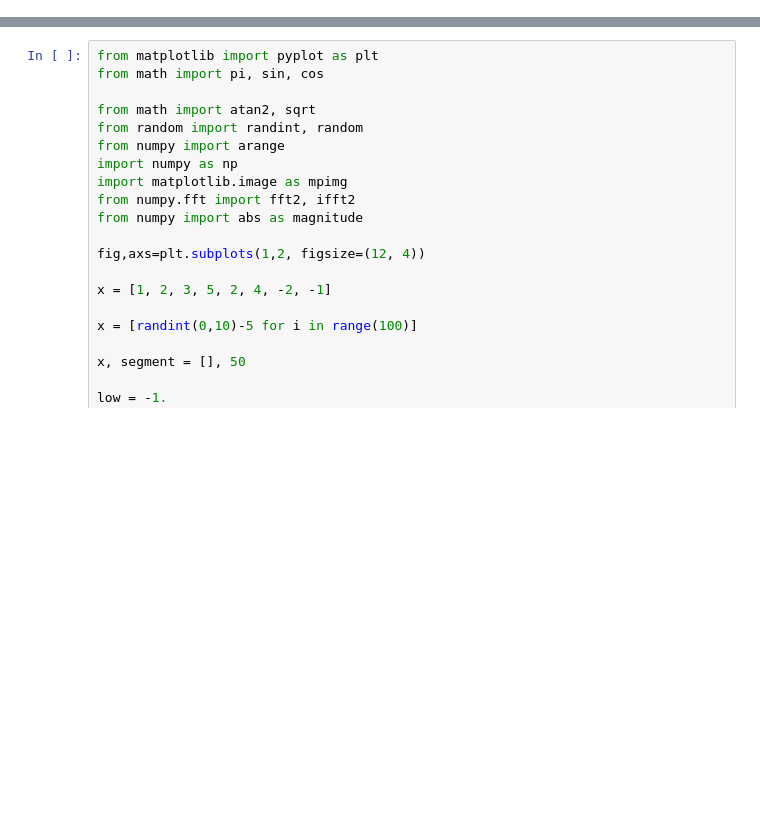
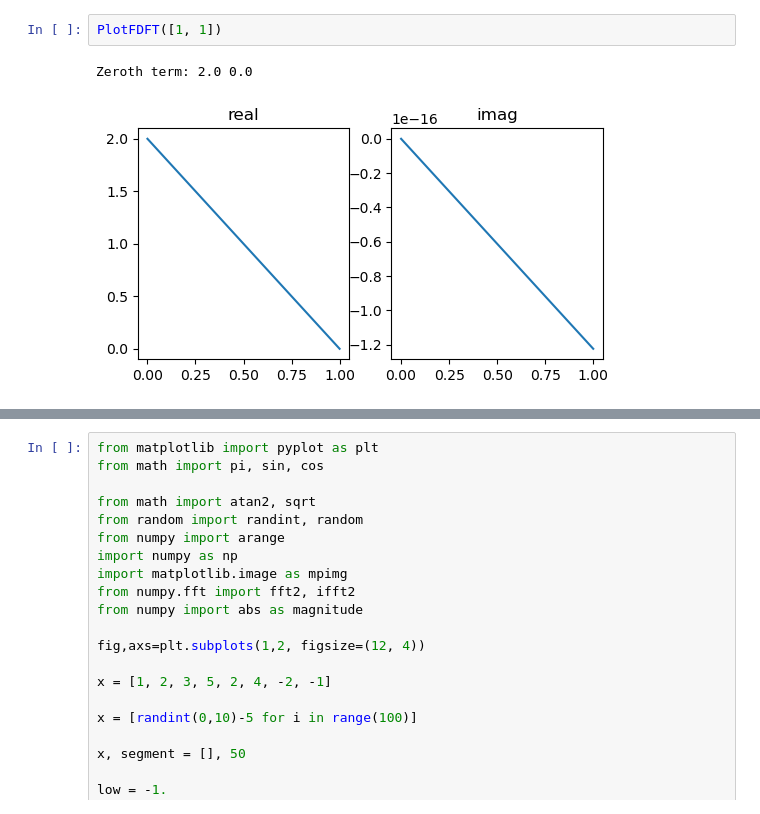
Before and after one commit to robfatland/sodium, a Jupyter notebook: fourier/fourier.ipynb, the cells around one changed output, grey strips where cells are left out. Saved outputs shown, nothing was run; the diff lists cells and outputs as text; blank space fills up the shorter version.

```diff
--- a/fourier/fourier.ipynb
+++ b/fourier/fourier.ipynb
@@ -273,0 +274,5 @@ Later: Verify the reconstructed $\tilde{x}$ has Zeros in its imaginative part.
+# %%
+PlotFDFT([1, 1])
+# %% [output]
+Zeroth term: 2.0 0.0
+[figure, added]
```
Also changed, not shown: parts of 33 cells of this notebook.
